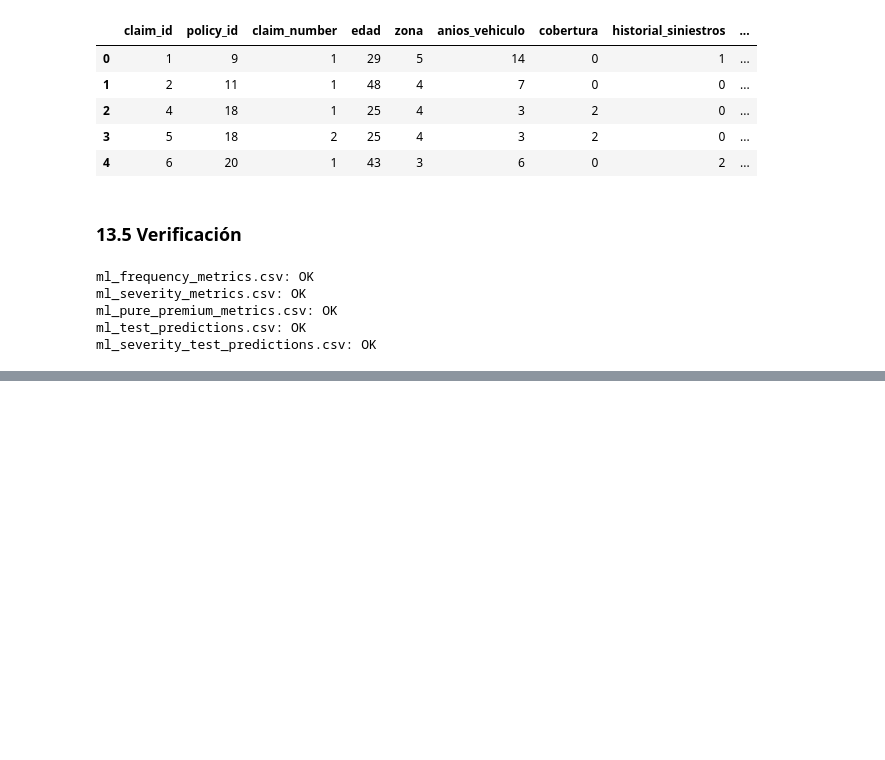
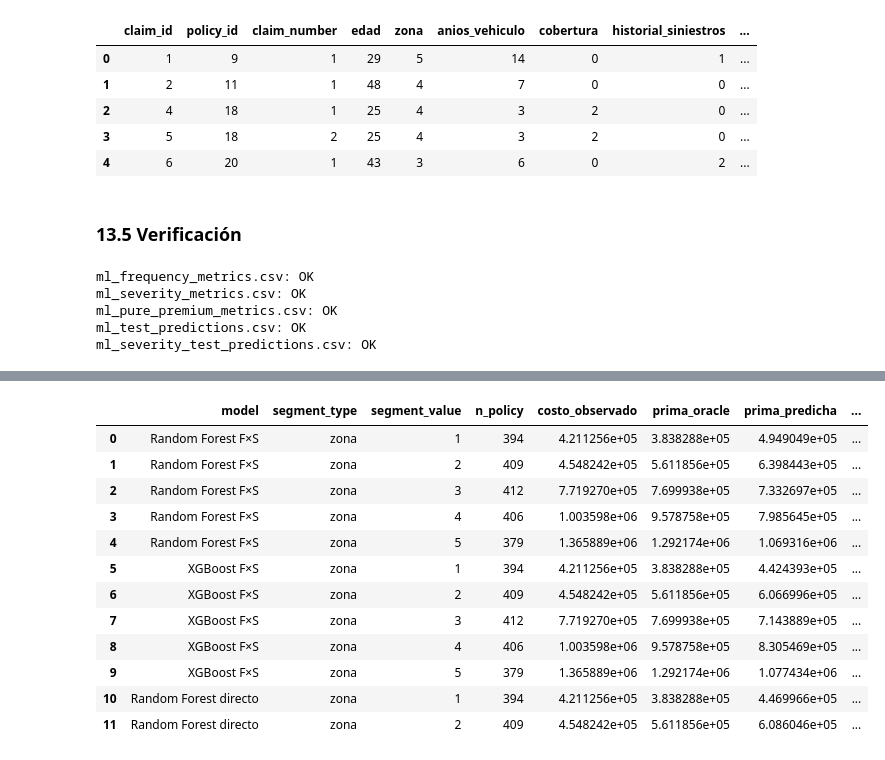
Before and after one commit to ActuarioDereckFuzz/Modelos_estadisticosvsMLvsDeep-Learning, a Jupyter notebook: notebooks/04_machine_learning.ipynb, the cells around one changed output, grey strips where cells are left out. Saved outputs shown, nothing was run; the diff lists cells and outputs as text; code cells hidden in the pictures; blank space fills up the shorter version.

```diff
--- a/notebooks/04_machine_learning.ipynb
+++ b/notebooks/04_machine_learning.ipynb
@@ -1319,7 +1386,7 @@ rf_severity = Pipeline(
     steps=[
         (
             "preprocessor",
-            preprocessor
+            clone(preprocessor)
         ),
         (
             "model",
@@ -3965,0 +4053,37 @@ ml_severity_test_predictions.csv: OK
+# %%
+# Diagnósticos centralizados en src/evaluation/ml_calibration.py
+from src.evaluation.ml_calibration import calibration_by_segments
+
+# La unión se hace por policy_id, nunca por posición.
+segment_columns = ["zona", "cobertura", "tipo_uso", "historial_siniestros"]
+calibration_data = ml_test_predictions.merge(
+    df_test[["policy_id"] + segment_columns],
+    on="policy_id", how="left", validate="one_to_one"
+)
+assert len(calibration_data) == len(df_test)
+assert calibration_data[segment_columns].notna().all().all()
+
+premium_models = {
+    "Random Forest F×S": "pp_rf_fs",
+    "XGBoost F×S": "pp_xgb_fs",
+    "Random Forest directo": "pp_rf_direct",
+    "XGBoost directo": "pp_xgb_direct",
+}
+ml_segment_calibration = calibration_by_segments(
+    calibration_data, segment_columns, premium_models
+)
+ml_segment_calibration.head(12)
+# %% [output]
+|  | model | segment_type | segment_value | n_policy | costo_observado | prima_oracle | prima_predicha | ... |
+| 0 | Random Forest F×S | zona | 1 | 394 | 4.211256e+05 | 3.838288e+05 | 4.949049e+05 | ... |
+| 1 | Random Forest F×S | zona | 2 | 409 | 4.548242e+05 | 5.611856e+05 | 6.398443e+05 | ... |
+| 2 | Random Forest F×S | zona | 3 | 412 | 7.719270e+05 | 7.699938e+05 | 7.332697e+05 | ... |
+| 3 | Random Forest F×S | zona | 4 | 406 | 1.003598e+06 | 9.578758e+05 | 7.985645e+05 | ... |
+| 4 | Random Forest F×S | zona | 5 | 379 | 1.365889e+06 | 1.292174e+06 | 1.069316e+06 | ... |
+| 5 | XGBoost F×S | zona | 1 | 394 | 4.211256e+05 | 3.838288e+05 | 4.424393e+05 | ... |
+| 6 | XGBoost F×S | zona | 2 | 409 | 4.548242e+05 | 5.611856e+05 | 6.066996e+05 | ... |
+| 7 | XGBoost F×S | zona | 3 | 412 | 7.719270e+05 | 7.699938e+05 | 7.143889e+05 | ... |
+| 8 | XGBoost F×S | zona | 4 | 406 | 1.003598e+06 | 9.578758e+05 | 8.305469e+05 | ... |
+| 9 | XGBoost F×S | zona | 5 | 379 | 1.365889e+06 | 1.292174e+06 | 1.077434e+06 | ... |
+| 10 | Random Forest directo | zona | 1 | 394 | 4.211256e+05 | 3.838288e+05 | 4.469966e+05 | ... |
+| 11 | Random Forest directo | zona | 2 | 409 | 4.548242e+05 | 5.611856e+05 | 6.086046e+05 | ... |
```
Also changed, not shown: parts of 39 cells of this notebook, 17 other files.
